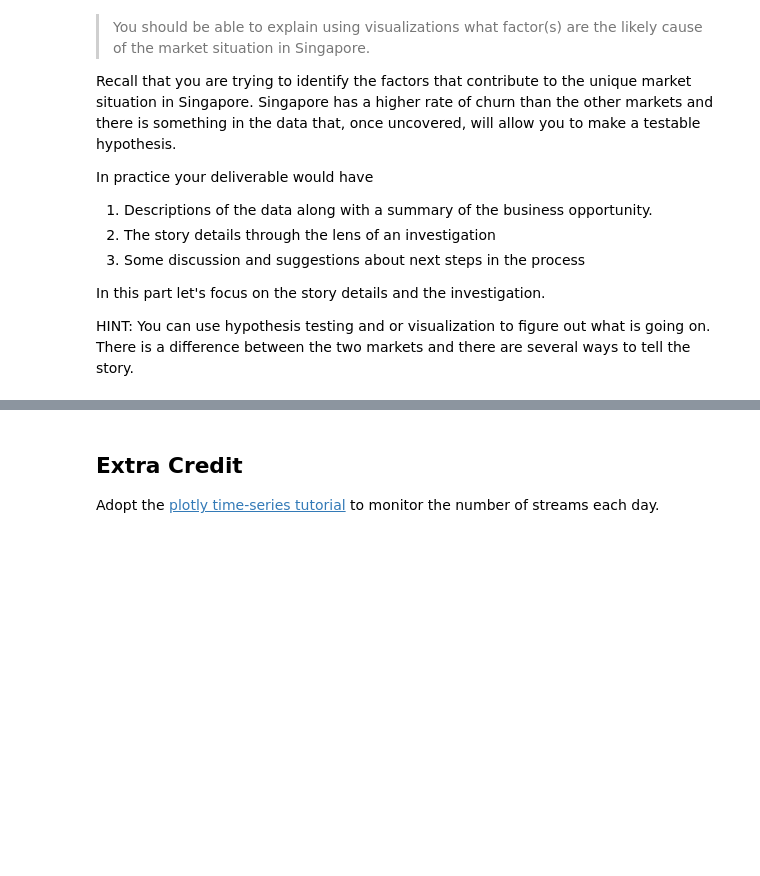
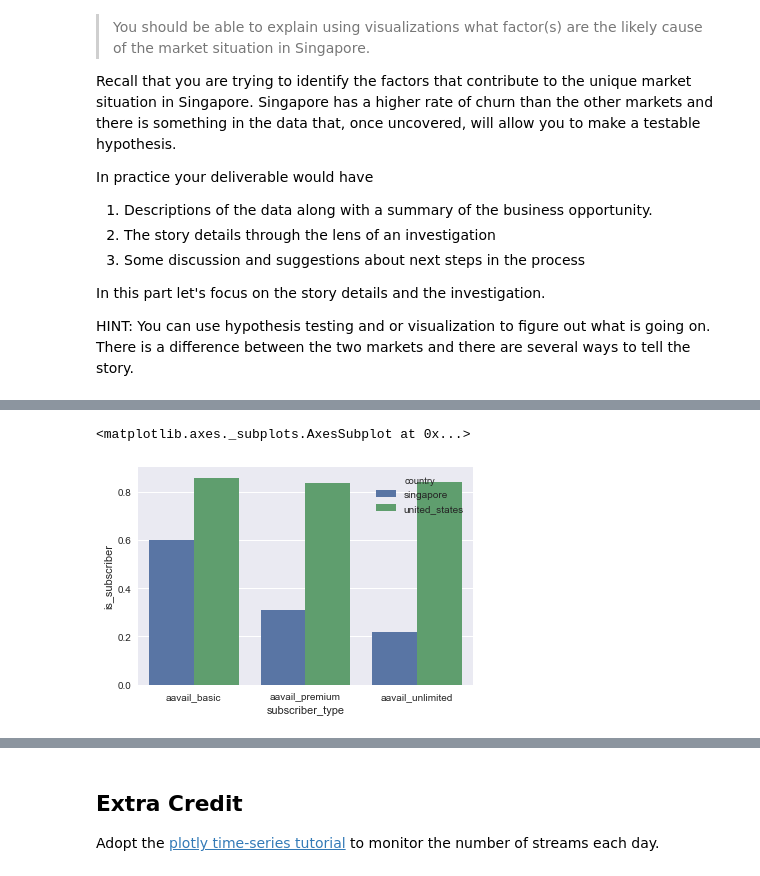
Before and after one commit to tguok12/workflows-storytelling, a Jupyter notebook: assignment/assignment-storytelling.ipynb, the cells around one changed output, grey strips where cells are left out. Drawn from its saved outputs; the diff is of its cells as text; code cells hidden in the pictures; blank space fills up the shorter version.

```diff
--- a/assignment/assignment-storytelling.ipynb
+++ b/assignment/assignment-storytelling.ipynb
@@ -69,0 +268,6 @@ HINT: You can use hypothesis testing and or visualization to figure out what is
+# %%
+df1 = df[['subscriber_type', 'country', 'is_subscriber']].groupby(['subscriber_type', 'country'])['is_subscriber'].mean().reset_index()
+sns.barplot(x="subscriber_type", y="is_subscriber", hue="country", data=df1)
+# %% [output]
+<matplotlib.axes._subplots.AxesSubplot at 0x...>
+[figure, added]
```
Also changed, not shown: parts of 21 cells of this notebook, 2 other files.
